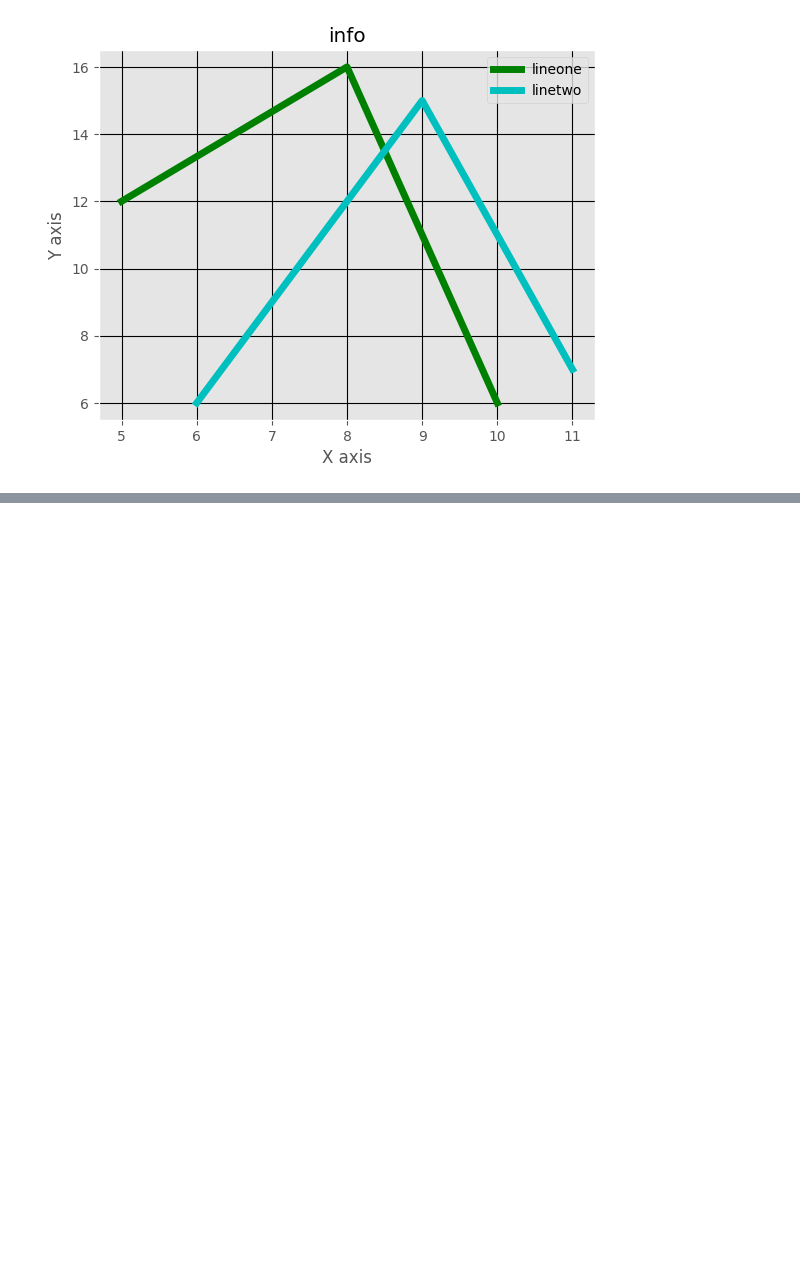
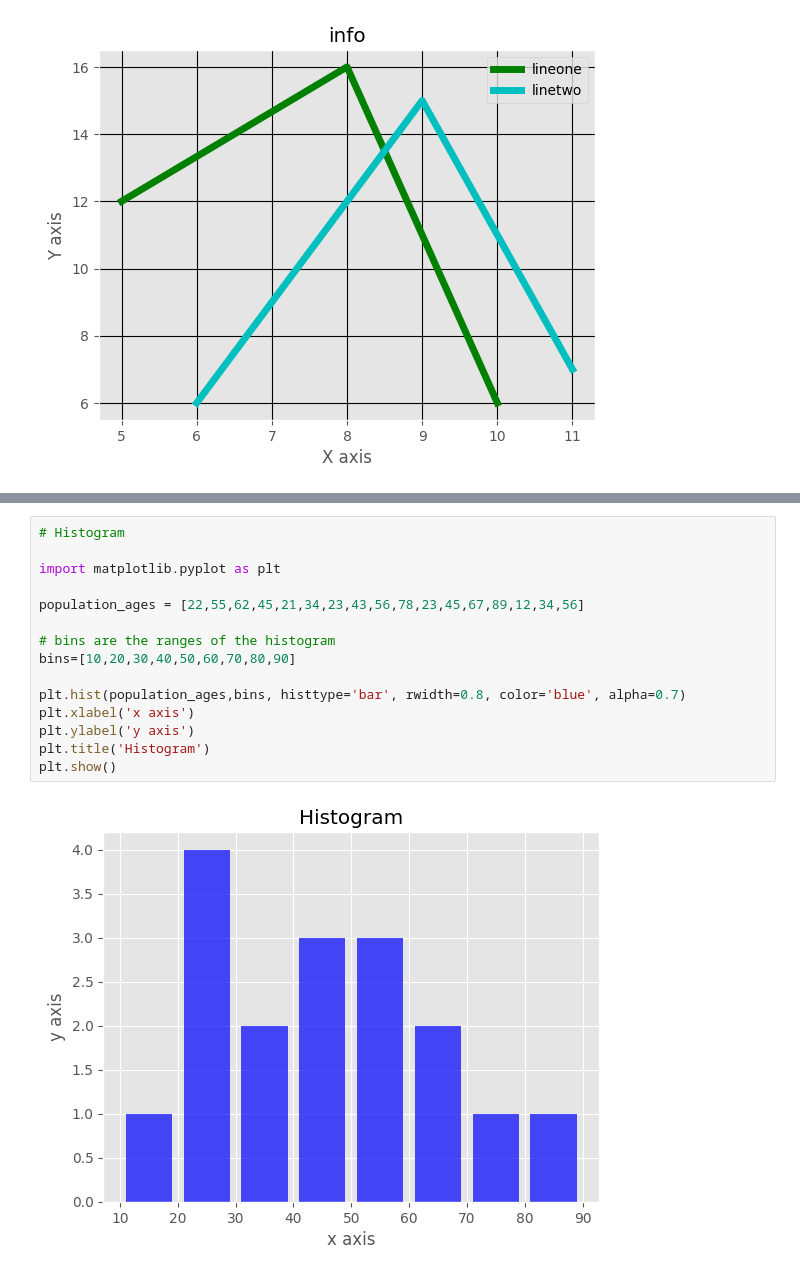
Before and after one commit to Shivsgithubb/DATA-ANALYTICS, a Jupyter notebook: Data Visualiztion/practice.ipynb, the cells around one changed output, grey strips where cells are left out. Cells and saved outputs as stored; diff of their text form; blank space fills up the shorter version.

```diff
--- a/Data Visualiztion/practice.ipynb
+++ b/Data Visualiztion/practice.ipynb
@@ -67,0 +86,17 @@ plt.show()
+# %%
+# Histogram
+
+import matplotlib.pyplot as plt
+
+population_ages = [22,55,62,45,21,34,23,43,56,78,23,45,67,89,12,34,56]
+
+# bins are the ranges of the histogram
+bins=[10,20,30,40,50,60,70,80,90]
+
+plt.hist(population_ages,bins, histtype='bar', rwidth=0.8, color='blue', alpha=0.7)
+plt.xlabel('x axis')
+plt.ylabel('y axis')
+plt.title('Histogram')
+plt.show()
+# %% [output]
+[figure, added]
```
Also changed, not shown: parts of 4 cells of this notebook.
